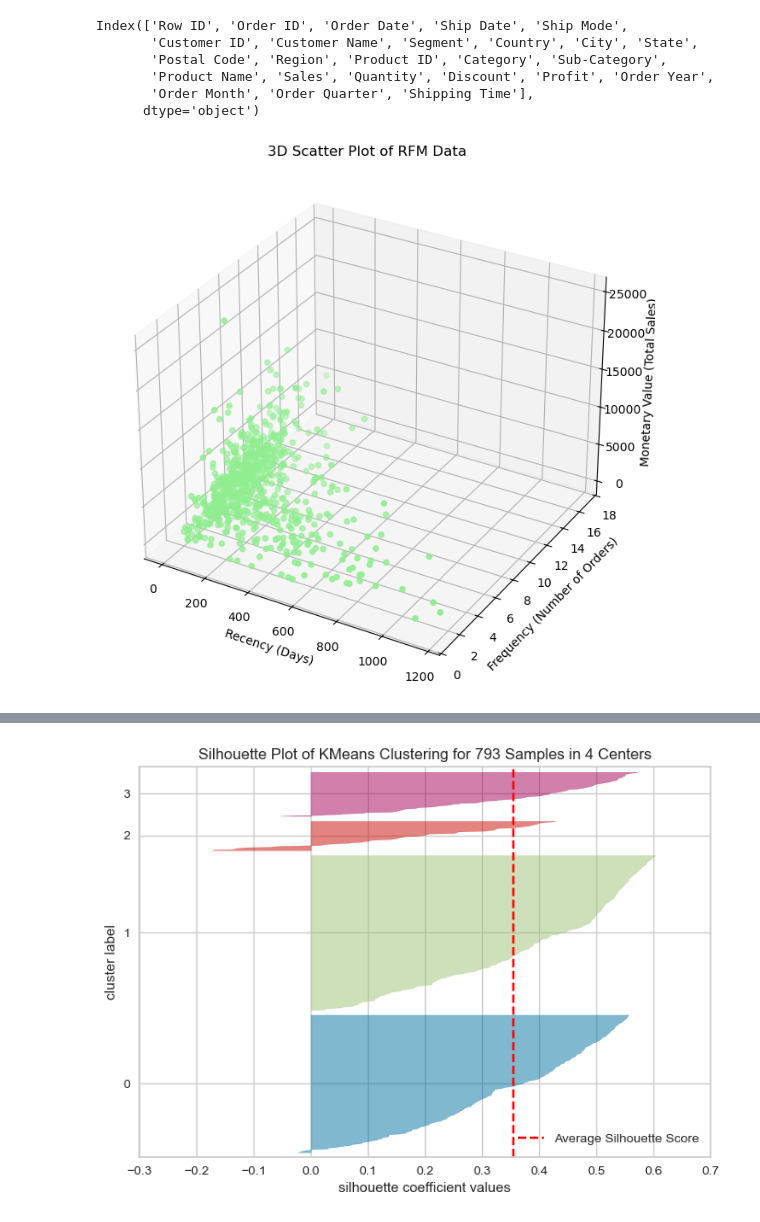
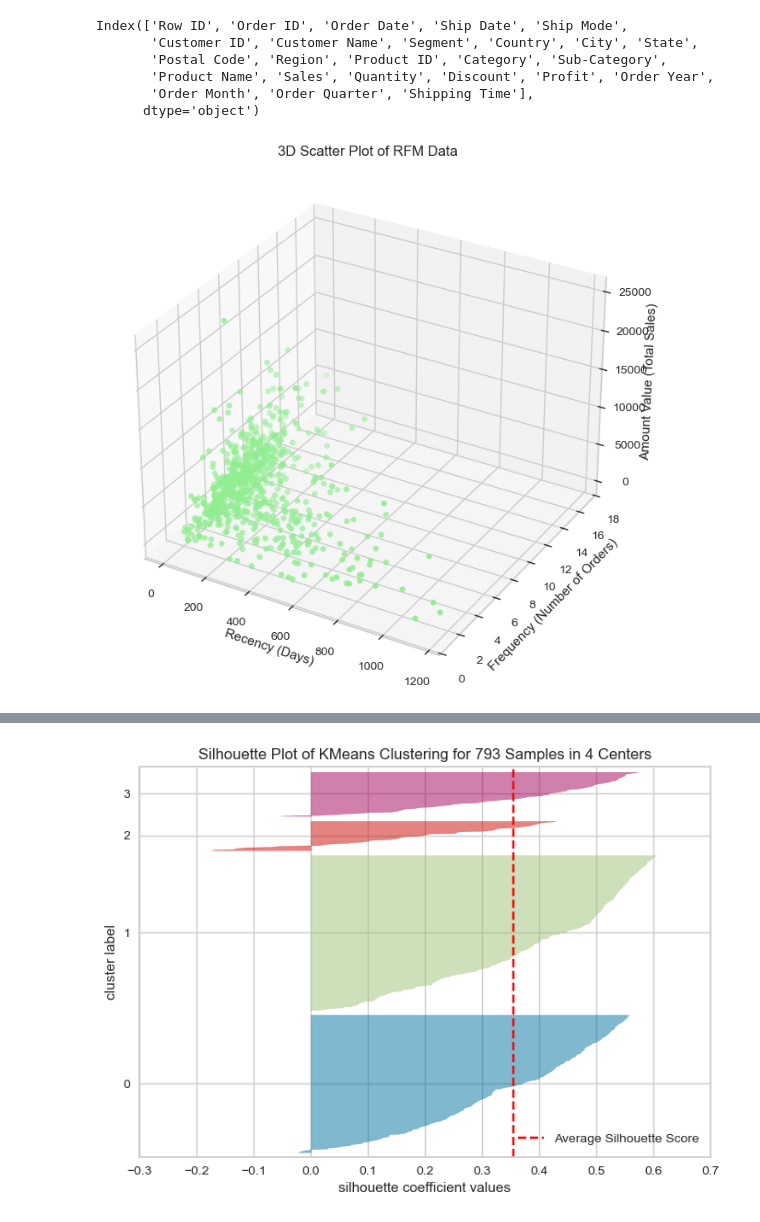
Before and after one commit to Sudha25a/E-Commerce-Project, a Jupyter notebook: E Commerce Analysis .ipynb, the cells around one changed output, grey strips where cells are left out. Cells and saved outputs as stored; diff of their text form; code cells hidden in the pictures.

```diff
--- a/E Commerce Analysis .ipynb
+++ b/E Commerce Analysis .ipynb
@@ -105,24 +105,24 @@ rfm_monetary = df.groupby('Customer ID')['Sales'].sum()
 rfm_df = pd.DataFrame({
 'Recency': rfm_recency,
 'Frequency': rfm_frequency,
-'Monetary': rfm_monetary
+'Amount': rfm_monetary
 })
 # %%
 from mpl_toolkits.mplot3d import Axes3D  # Import 3D plotting
 
 fig = plt.figure(figsize=(10, 8))
 ax = fig.add_subplot(111, projection='3d')
 
-ax.scatter(rfm_df['Recency'], rfm_df['Frequency'], rfm_df['Monetary'], c='lightgreen', marker='o')
+ax.scatter(rfm_df['Recency'], rfm_df['Frequency'], rfm_df['Amount'], c='lightgreen', marker='o')
 
 ax.set_xlabel('Recency (Days)')
 ax.set_ylabel('Frequency (Number of Orders)')
-ax.set_zlabel('Monetary Value (Total Sales)')
+ax.set_zlabel('Amount Value (Total Sales)')
 ax.set_title('3D Scatter Plot of RFM Data')
 
 plt.show()
 # %% [output]
-[figure, old version]
+[figure, new version]
 # %%
 from mpl_toolkits.mplot3d import Axes3D  # Import 3D plotting
 fig = plt.figure(figsize=(10, 9))
```
Also changed, not shown: parts of 30 cells of this notebook, 2 other files.
